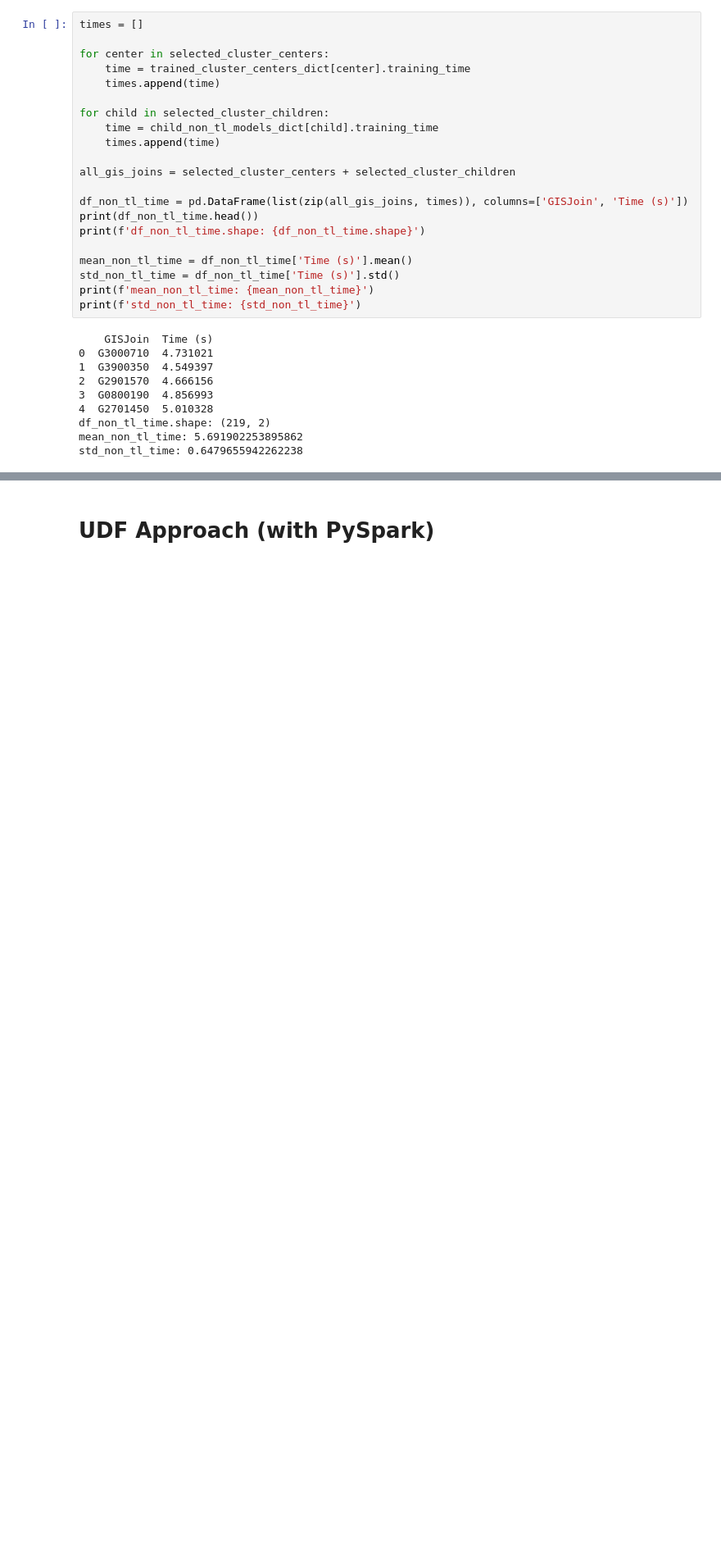
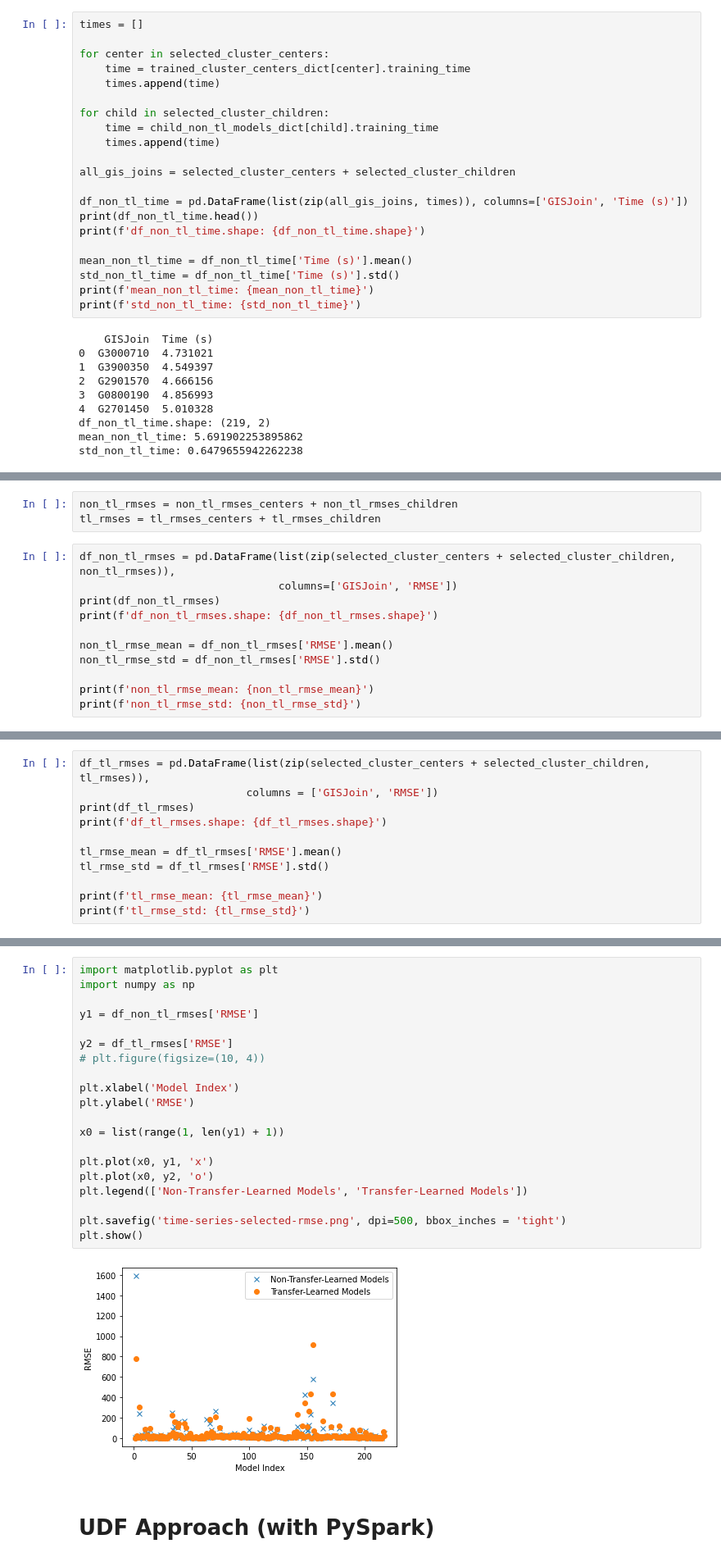
Before and after one commit to menuka94/sustain-timeseries, a Jupyter notebook: Time Series Forecasting.ipynb, the cells around one changed output, grey strips where cells are left out. Shown at 82% size. Drawn from its saved outputs; the diff is of its cells as text; blank space fills up the shorter version.

```diff
--- a/Time Series Forecasting.ipynb
+++ b/Time Series Forecasting.ipynb
@@ -1030,0 +967,14 @@ ValueError: Dataframe has less than 2 non-NaN rows.
+# %%
+non_tl_rmses = non_tl_rmses_centers + non_tl_rmses_children
+tl_rmses = tl_rmses_centers + tl_rmses_children
+# %%
+df_non_tl_rmses = pd.DataFrame(list(zip(selected_cluster_centers + selected_cluster_children, non_tl_rmses)),
+                               columns=['GISJoin', 'RMSE'])
+print(df_non_tl_rmses)
+print(f'df_non_tl_rmses.shape: {df_non_tl_rmses.shape}')
+
+non_tl_rmse_mean = df_non_tl_rmses['RMSE'].mean()
+non_tl_rmse_std = df_non_tl_rmses['RMSE'].std()
+
+print(f'non_tl_rmse_mean: {non_tl_rmse_mean}')
+print(f'non_tl_rmse_std: {non_tl_rmse_std}')
@@ -1030,0 +999,11 @@ ValueError: Dataframe has less than 2 non-NaN rows.
+# %%
+df_tl_rmses = pd.DataFrame(list(zip(selected_cluster_centers + selected_cluster_children, tl_rmses)),
+                          columns = ['GISJoin', 'RMSE'])
+print(df_tl_rmses)
+print(f'df_tl_rmses.shape: {df_tl_rmses.shape}')
+
+tl_rmse_mean = df_tl_rmses['RMSE'].mean()
+tl_rmse_std = df_tl_rmses['RMSE'].std()
+
+print(f'tl_rmse_mean: {tl_rmse_mean}')
+print(f'tl_rmse_std: {tl_rmse_std}')
@@ -1031,3 +1028,25 @@ ValueError: Dataframe has less than 2 non-NaN rows.
+# %%
+import matplotlib.pyplot as plt
+import numpy as np
+
+y1 = df_non_tl_rmses['RMSE']
+
+y2 = df_tl_rmses['RMSE']
+# plt.figure(figsize=(10, 4))
+
+plt.xlabel('Model Index')
+plt.ylabel('RMSE')
+
+x0 = list(range(1, len(y1) + 1))
+
+plt.plot(x0, y1, 'x')
+plt.plot(x0, y2, 'o')
+plt.legend(['Non-Transfer-Learned Models', 'Transfer-Learned Models'])
+
+plt.savefig('time-series-selected-rmse.png', dpi=500, bbox_inches = 'tight')
+plt.show()
+# %% [output]
+[figure, added]
 # %% [markdown]
 # UDF Approach (with PySpark)
 # %%
```
Also changed, not shown: parts of 70 cells of this notebook.
